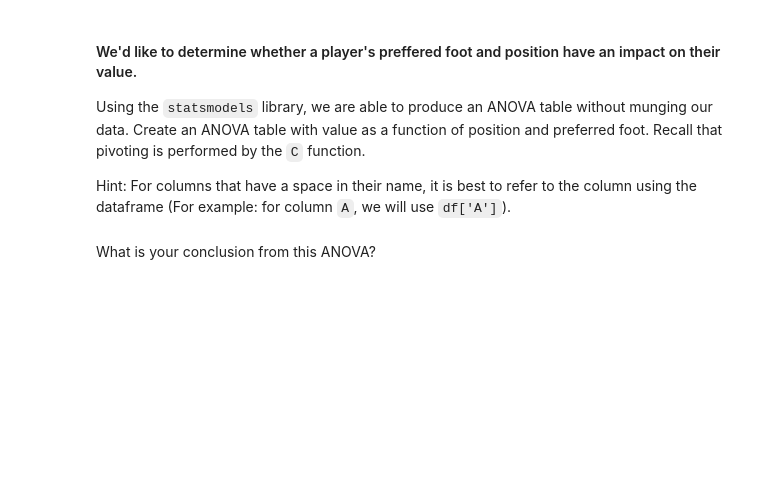
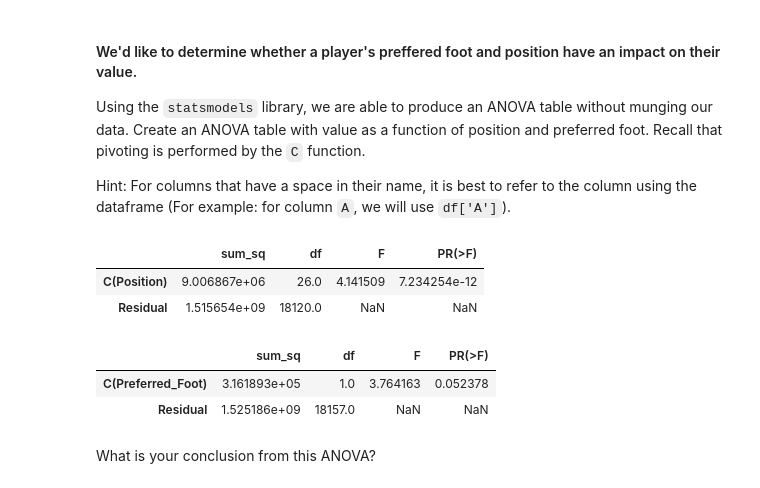
Before and after one commit to ta-datapt-bcn/lab-correlation-tests-with-scipy, a Jupyter notebook: your-code/main.ipynb, the cells around one changed output. Cells and saved outputs as stored; diff of their text form; code cells hidden in the pictures; blank space fills up the shorter version.

```diff
--- a/your-code/main.ipynb
+++ b/your-code/main.ipynb
@@ -33,2 +79,22 @@ Hint: For columns that have a space in their name, it is best to refer to the co
+# %%
+# Your code here:
+
+import statsmodels.api as sm
+from statsmodels.formula.api import ols
+
+model = ols('ValueNumeric ~ C(Position)', data=fifa).fit()
+anova_table = sm.stats.anova_lm(model, typ=2)
+anova_table
+
+model = ols('ValueNumeric ~ C(Preferred_Foot)', data=fifa).fit()
+anova_table = sm.stats.anova_lm(model, typ=2)
+anova_table
+# %% [output]
+|  | sum_sq | df | F | PR(>F) |
+| C(Position) | 9.006867e+06 | 26.0 | 4.141509 | 7.234254e-12 |
+| Residual | 1.515654e+09 | 18120.0 | NaN | NaN |
+|  | sum_sq | df | F | PR(>F) |
+| C(Preferred_Foot) | 3.161893e+05 | 1.0 | 3.764163 | 0.052378 |
+| Residual | 1.525186e+09 | 18157.0 | NaN | NaN |
 # %% [markdown]
 What is your conclusion from this ANOVA?
```
Also changed, not shown: parts of 25 cells of this notebook.
